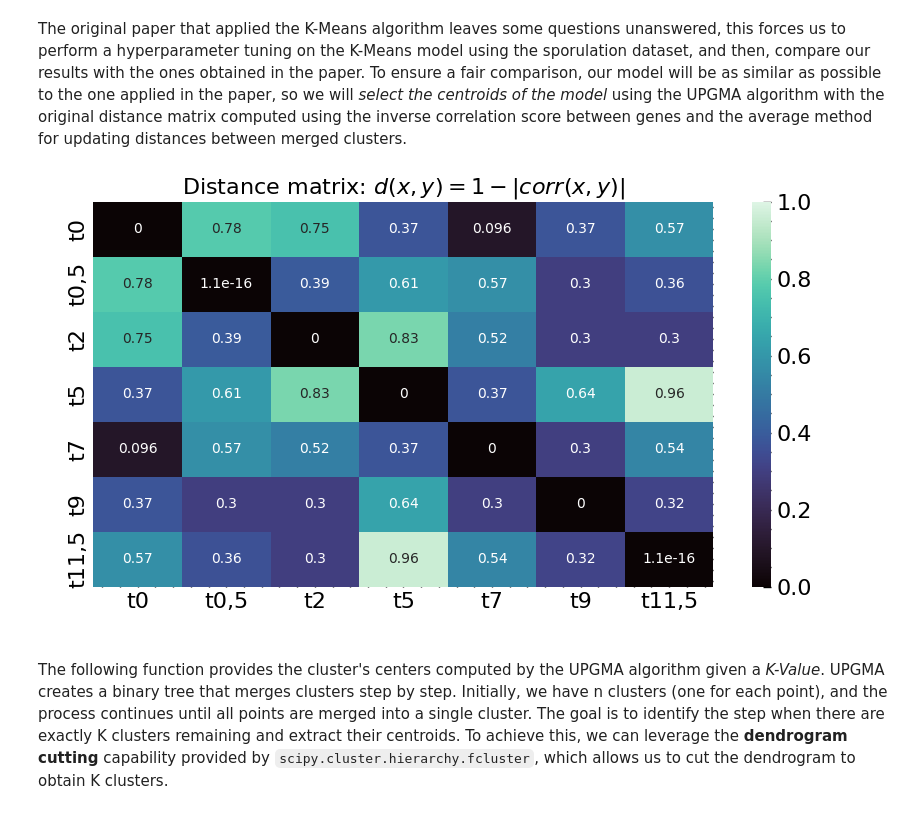
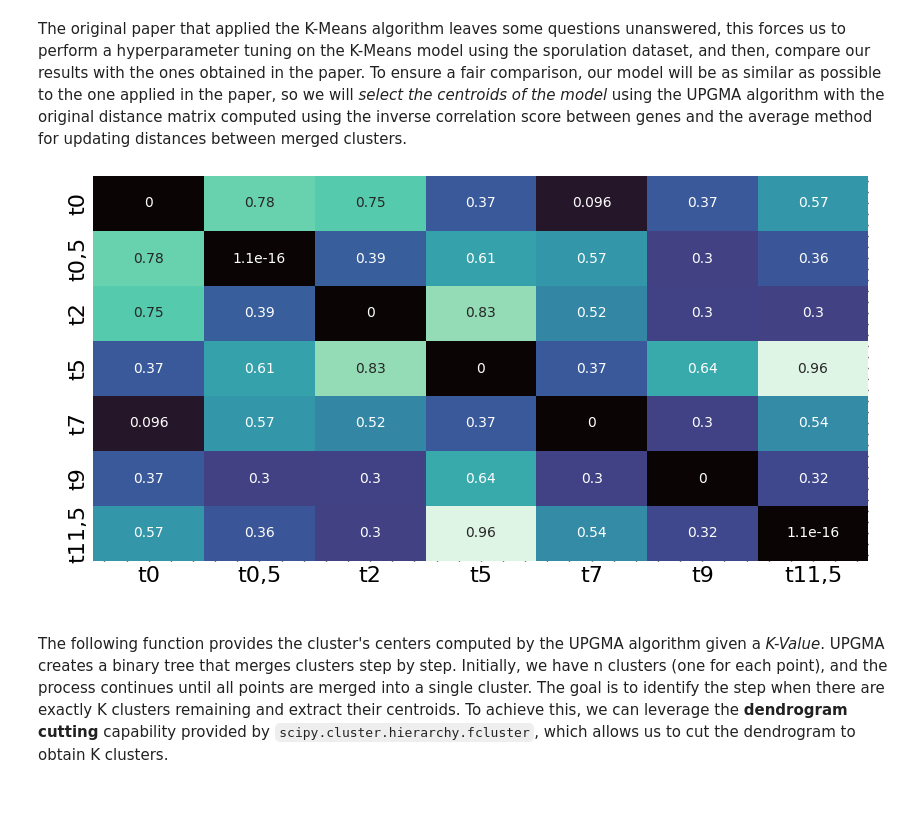
Before and after one commit to MarioPasc/complearn_projects, a Jupyter notebook: Clustering/code/k_means_clustering_sporulaton.ipynb, the cells around one changed output. Drawn from its saved outputs; the diff is of its cells as text; code cells hidden in the pictures.

```diff
--- a/Clustering/code/k_means_clustering_sporulaton.ipynb
+++ b/Clustering/code/k_means_clustering_sporulaton.ipynb
@@ -295,20 +333,19 @@ The original paper that applied the K-Means algorithm leaves some questions unan
 # %%
 def visualize_distmatrix_corr(X: np.ndarray) -> None:
     # Compute the correlation matrix
     corr_matrix = np.corrcoef(X, rowvar=False)
     distance_matrix = 1 - np.abs(corr_matrix)
     # Translate it to a Dataframe
     corr_mat = pd.DataFrame(distance_matrix,
                             columns=data.columns[1:], index=data.columns[1:])
     # Plot the heatmap
-    sns.heatmap(corr_mat, cmap='mako', annot=True, vmin=0.0, vmax=1.0)
+    sns.heatmap(corr_mat, cmap='mako', annot=True, cbar=False)
     plt.xlabel(" ")
     plt.ylabel(" ")
-    plt.title("Distance matrix: $d(x,y) = 1 - |corr(x,y)|$")
 
 visualize_distmatrix_corr(X = data[data.columns[1:]].values)
 # %% [output]
-[figure, old version]
+[figure, new version]
 # %% [markdown]
 The following function provides the cluster's centers computed by the UPGMA algorithm given a *K-Value*. UPGMA creates a binary tree that merges clusters step by step. Initially, we have n clusters (one for each point), and the process continues until all points are merged into a single cluster. The goal is to identify the step when there are exactly K clusters remaining and extract their centroids. To achieve this, we can leverage the **dendrogram cutting** capability provided by `scipy.cluster.hierarchy.fcluster`, which allows us to cut the dendrogram to obtain K clusters.
 # %%
```
Also changed, not shown: parts of 11 cells of this notebook, 1 other file.
